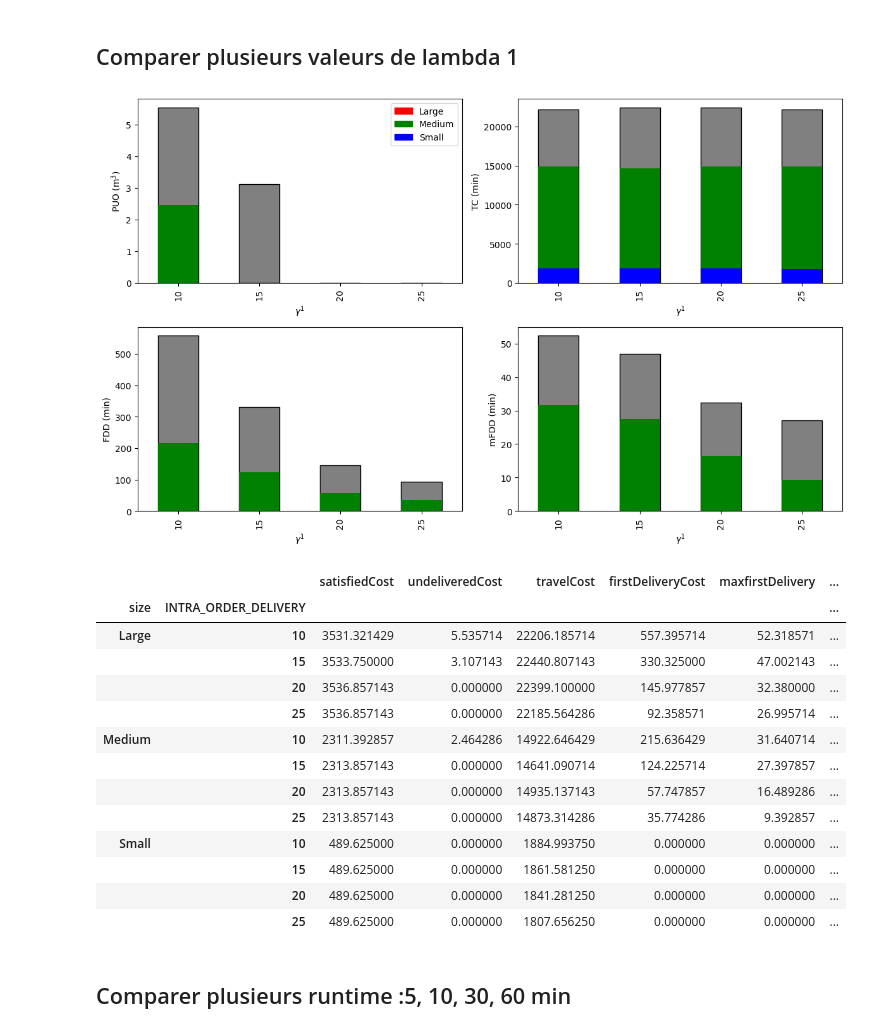
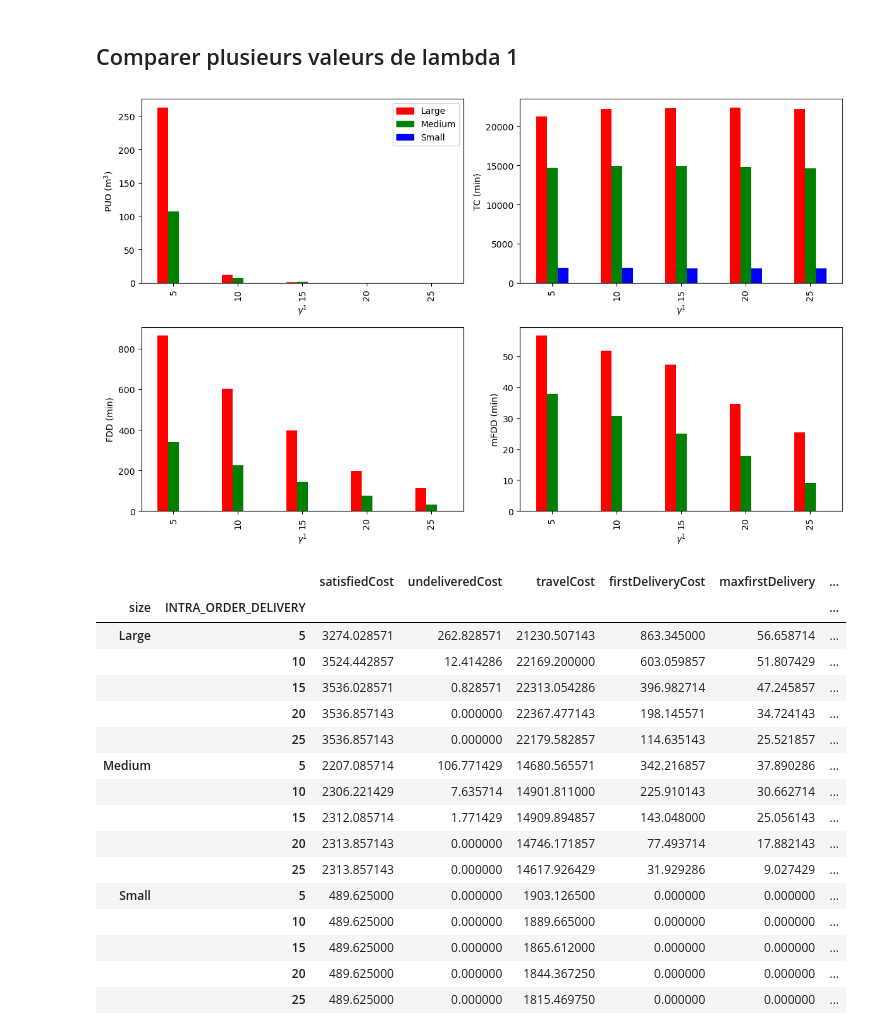
Before and after one commit to aliousmane/concrete-delivery-problem, a Jupyter notebook: result/cq/results_cq.ipynb, the cells around one changed output. Drawn from its saved outputs; the diff is of its cells as text; code cells hidden in the pictures.

```diff
--- a/result/cq/results_cq.ipynb
+++ b/result/cq/results_cq.ipynb
@@ -24,4 +17,4 @@ instance.head()
 def objective_function(x):
     return x.travelCost + 10000*x.undeliveredCost + \
         1000*x.firstDeliveryCost + \
-            300*x.underWorkCost + 200*x.overTimeCost
+            30*x.underWorkCost + 20*x.overTimeCost
@@ -233,52 +351,57 @@ t2 = df.groupby(by=['size','INTRA_ORDER_DELIVERY']).agg({'satisfiedCost':'mean',
                                                             'firstDeliveryCost':'mean',
                                                             'maxfirstDelivery':'mean',
                                                             'driverUsed':'mean'
                                                             })
 
 fig, axes = plt.subplots(nrows=2, ncols=2, figsize=(12, 8))
 colonnes = ['undeliveredCost','travelCost','firstDeliveryCost','maxfirstDelivery']
 colonne1 = [r'PUO (m$^3$)','TC (min)','FDD (min)','mFDD (min)']
 id = 0
 
 red_patch = mpatches.Patch(color='red', label='Large')
 green_patch = mpatches.Patch(color='green', label='Medium')
 blue_patch = mpatches.Patch(color='blue', label='Small')
 # handles.append(red_patch)
 custom_lines = [Line2D([0], [0], color='red', lw=4),
                 Line2D([0], [0], color='green', lw=4),
                 Line2D([0], [0], color='blue', lw=4)]
+
 for ax,col in zip(axes.flatten(),colonnes):
-    t2.xs(('Large')).plot(y =[f'{col}'],edgecolor='black',hatch ='/',  xlabel=None, legend=None, ax=ax,kind='bar',)
-    t2.xs(('Medium')).plot(y =[f'{col}'],color='green',xlabel=None, legend=None, ax=ax ,kind='bar' )
-    t2.xs(('Small')).plot(y =[f'{col}'],color='blue', legend=None,  ax=ax ,kind='bar' )
+    grouped = t2.groupby(['INTRA_ORDER_DELIVERY','size'])[f"{col}"].sum().unstack()
+    grouped.plot(kind='bar',color={'Large':'red','Medium':'green','Small':'blue'}, xlabel=None, legend=None,  ax=ax)
+    # t2.xs(('Large')).plot(y =[f'{col}'],color='red',xlabel=None, legend=None, ax=ax,kind='bar',)
+    # t2.xs(('Medium')).plot(y =[f'{col}'],color='green',xlabel=None, legend=None, ax=ax ,kind='bar' )
+    # t2.xs(('Small')).plot(y =[f'{col}'],color='blue', legend=None,  ax=ax ,kind='bar' )
+
     ax.set_ylabel(f"{colonne1[id]}")
     ax.set_xlabel(f'$\gamma^1$')
     if id==0:
         ax.legend(handles=[red_patch,green_patch, blue_patch])
     id = id + 1
+    # break
 handles, labels = ax.get_legend_handles_labels()
 
-# plt.legend(custom_lines,['1','2','3'])
 # fig.text(0.5, 0.05, f'$\lambda_1$', ha='center', fontsize=12)
 plt.tight_layout(rect=[0, 0.03, 1, 0.95])
 plt.savefig("gamma1.pdf", format="pdf")
 plt.show()
-t2
+t1
 # %% [output]
-[figure, old version]
+[figure, new version]
 |  |  | satisfiedCost | undeliveredCost | travelCost | firstDeliveryCost | maxfirstDelivery | ... |
 | size | INTRA_ORDER_DELIVERY |  |  |  |  |  | ... |
-| Large | 10 | 3531.321429 | 5.535714 | 22206.185714 | 557.395714 | 52.318571 | ... |
-|  | 15 | 3533.750000 | 3.107143 | 22440.807143 | 330.325000 | 47.002143 | ... |
-|  | 20 | 3536.857143 | 0.000000 | 22399.100000 | 145.977857 | 32.380000 | ... |
-|  | 25 | 3536.857143 | 0.000000 | 22185.564286 | 92.358571 | 26.995714 | ... |
-| Medium | 10 | 2311.392857 | 2.464286 | 14922.646429 | 215.636429 | 31.640714 | ... |
-|  | 15 | 2313.857143 | 0.000000 | 14641.090714 | 124.225714 | 27.397857 | ... |
-|  | 20 | 2313.857143 | 0.000000 | 14935.137143 | 57.747857 | 16.489286 | ... |
-|  | 25 | 2313.857143 | 0.000000 | 14873.314286 | 35.774286 | 9.392857 | ... |
-| Small | 10 | 489.625000 | 0.000000 | 1884.993750 | 0.000000 | 0.000000 | ... |
-|  | 15 | 489.625000 | 0.000000 | 1861.581250 | 0.000000 | 0.000000 | ... |
-|  | 20 | 489.625000 | 0.000000 | 1841.281250 | 0.000000 | 0.000000 | ... |
-|  | 25 | 489.625000 | 0.000000 | 1807.656250 | 0.000000 | 0.000000 | ... |
+| Large | 5 | 3274.028571 | 262.828571 | 21230.507143 | 863.345000 | 56.658714 | ... |
+|  | 10 | 3524.442857 | 12.414286 | 22169.200000 | 603.059857 | 51.807429 | ... |
+|  | 15 | 3536.028571 | 0.828571 | 22313.054286 | 396.982714 | 47.245857 | ... |
+|  | 20 | 3536.857143 | 0.000000 | 22367.477143 | 198.145571 | 34.724143 | ... |
+|  | 25 | 3536.857143 | 0.000000 | 22179.582857 | 114.635143 | 25.521857 | ... |
+| Medium | 5 | 2207.085714 | 106.771429 | 14680.565571 | 342.216857 | 37.890286 | ... |
+|  | 10 | 2306.221429 | 7.635714 | 14901.811000 | 225.910143 | 30.662714 | ... |
+|  | 15 | 2312.085714 | 1.771429 | 14909.894857 | 143.048000 | 25.056143 | ... |
+|  | 20 | 2313.857143 | 0.000000 | 14746.171857 | 77.493714 | 17.882143 | ... |
+|  | 25 | 2313.857143 | 0.000000 | 14617.926429 | 31.929286 | 9.027429 | ... |
+| Small | 5 | 489.625000 | 0.000000 | 1903.126500 | 0.000000 | 0.000000 | ... |
+|  | 10 | 489.625000 | 0.000000 | 1889.665000 | 0.000000 | 0.000000 | ... |
+|  | 15 | 489.625000 | 0.000000 | 1865.612000 | 0.000000 | 0.000000 | ... |
+|  | 20 | 489.625000 | 0.000000 | 1844.367250 | 0.000000 | 0.000000 | ... |
+|  | 25 | 489.625000 | 0.000000 | 1815.469750 | 0.000000 | 0.000000 | ... |
-# %% [markdown]
-## Comparer plusieurs runtime :5, 10, 30, 60 min
```
Also changed, not shown: parts of 24 cells of this notebook, 44 other files.
